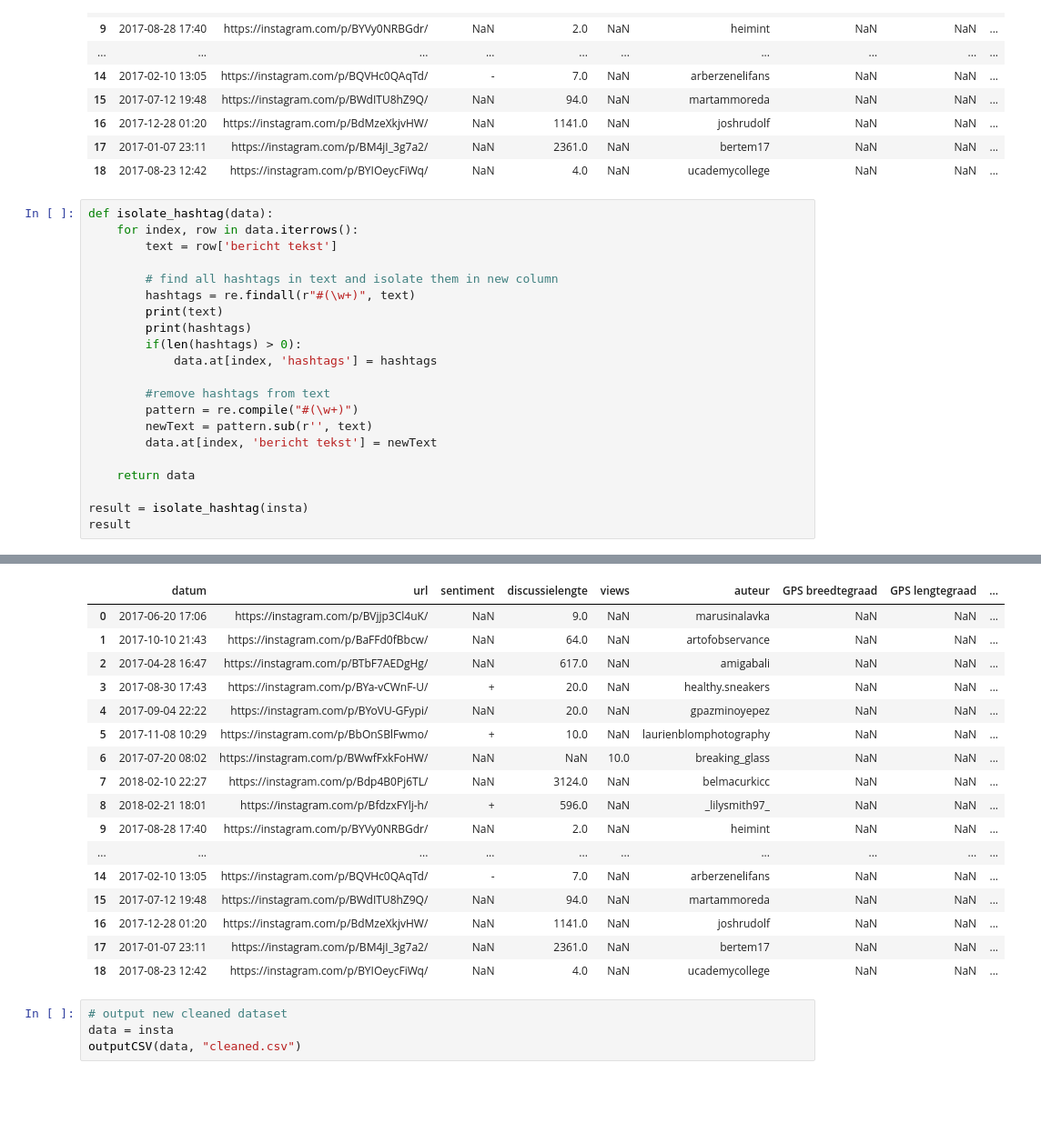
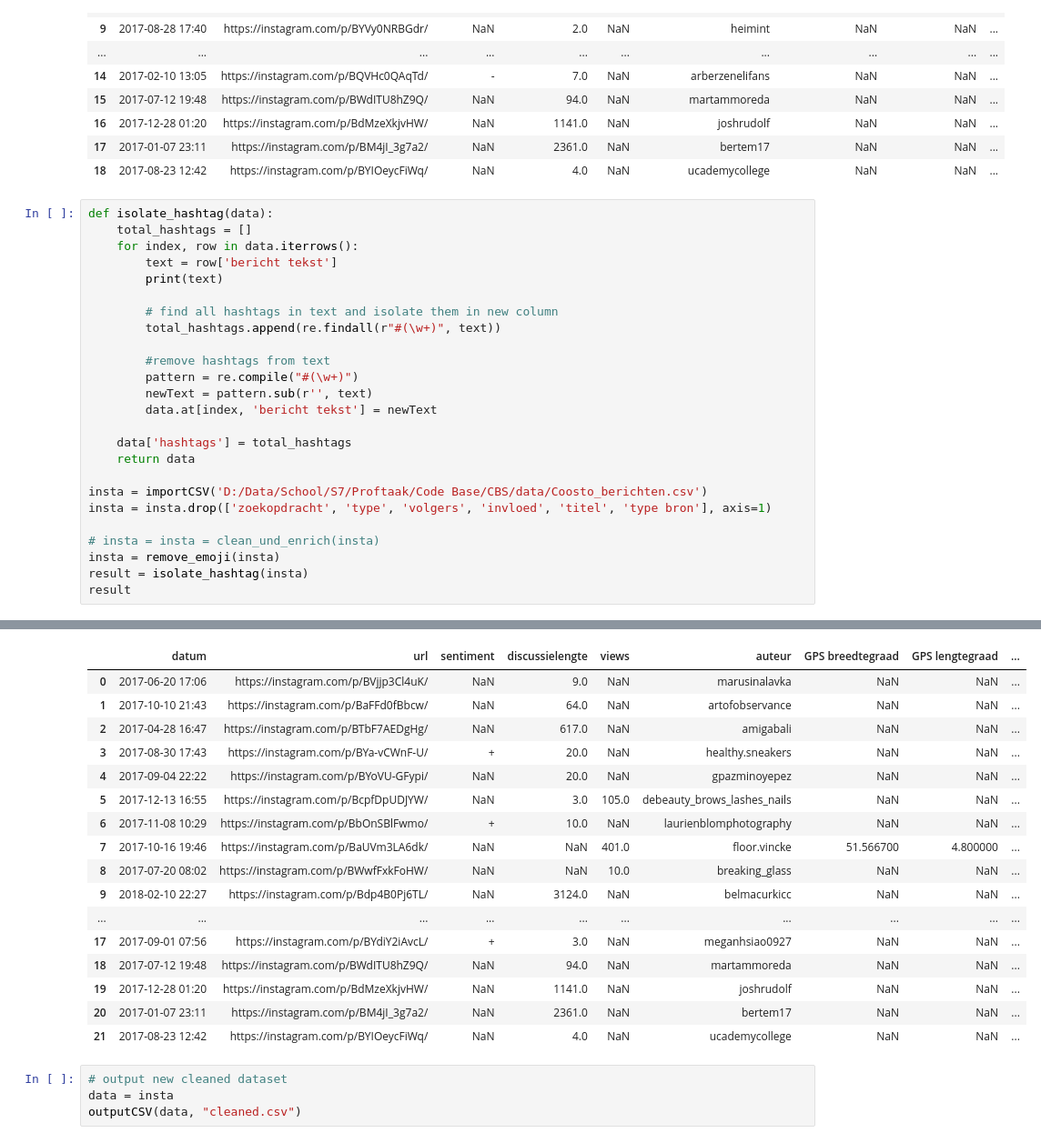
Before and after one commit to DemianMelskens/CBS, a Jupyter notebook: cleaning/personal/demian.ipynb, the cells around one changed output, grey strips where cells are left out. Shown: that part at 91% size. Cells and saved outputs as stored; diff of their text form; blank space fills up the shorter version.

Commit message:
hashtag filter

```diff
--- a/cleaning/personal/demian.ipynb
+++ b/cleaning/personal/demian.ipynb
@@ -127,23 +165,27 @@ insta
 | 18 | 2017-08-23 12:42 | https://instagram.com/p/BYIOeycFiWq/ | NaN | 4.0 | NaN | ucademycollege | NaN | NaN | ... |
 # %%
 def isolate_hashtag(data):
+    total_hashtags = []
     for index, row in data.iterrows():
         text = row['bericht tekst']
+        print(text)
 
         # find all hashtags in text and isolate them in new column
-        hashtags = re.findall(r"#(\w+)", text)
-        print(text)
-        print(hashtags)
-        if(len(hashtags) > 0):
-            data.at[index, 'hashtags'] = hashtags
+        total_hashtags.append(re.findall(r"#(\w+)", text))
 
         #remove hashtags from text
         pattern = re.compile("#(\w+)")
         newText = pattern.sub(r'', text)
         data.at[index, 'bericht tekst'] = newText
 
+    data['hashtags'] = total_hashtags
     return data
 
+insta = importCSV('D:/Data/School/S7/Proftaak/Code Base/CBS/data/Coosto_berichten.csv')
+insta = insta.drop(['zoekopdracht', 'type', 'volgers', 'invloed', 'titel', 'type bron'], axis=1)
+
+# insta = insta = clean_und_enrich(insta)
+insta = remove_emoji(insta)
 result = isolate_hashtag(insta)
 result
 # %% [output]
@@ -167,20 +209,20 @@ Wow!
 |  | datum | url | sentiment | discussielengte | views | auteur | GPS breedtegraad | GPS lengtegraad | ... |
 | 0 | 2017-06-20 17:06 | https://instagram.com/p/BVjjp3Cl4uK/ | NaN | 9.0 | NaN | marusinalavka | NaN | NaN | ... |
 | 1 | 2017-10-10 21:43 | https://instagram.com/p/BaFFd0fBbcw/ | NaN | 64.0 | NaN | artofobservance | NaN | NaN | ... |
 | 2 | 2017-04-28 16:47 | https://instagram.com/p/BTbF7AEDgHg/ | NaN | 617.0 | NaN | amigabali | NaN | NaN | ... |
 | 3 | 2017-08-30 17:43 | https://instagram.com/p/BYa-vCWnF-U/ | + | 20.0 | NaN | healthy.sneakers | NaN | NaN | ... |
 | 4 | 2017-09-04 22:22 | https://instagram.com/p/BYoVU-GFypi/ | NaN | 20.0 | NaN | gpazminoyepez | NaN | NaN | ... |
-| 5 | 2017-11-08 10:29 | https://instagram.com/p/BbOnSBlFwmo/ | + | 10.0 | NaN | laurienblomphotography | NaN | NaN | ... |
-| 6 | 2017-07-20 08:02 | https://instagram.com/p/BWwfFxkFoHW/ | NaN | NaN | 10.0 | breaking_glass | NaN | NaN | ... |
-| 7 | 2018-02-10 22:27 | https://instagram.com/p/Bdp4B0Pj6TL/ | NaN | 3124.0 | NaN | belmacurkicc | NaN | NaN | ... |
-| 8 | 2018-02-21 18:01 | https://instagram.com/p/BfdzxFYlj-h/ | + | 596.0 | NaN | _lilysmith97_ | NaN | NaN | ... |
-| 9 | 2017-08-28 17:40 | https://instagram.com/p/BYVy0NRBGdr/ | NaN | 2.0 | NaN | heimint | NaN | NaN | ... |
+| 5 | 2017-12-13 16:55 | https://instagram.com/p/BcpfDpUDJYW/ | NaN | 3.0 | 105.0 | debeauty_brows_lashes_nails | NaN | NaN | ... |
+| 6 | 2017-11-08 10:29 | https://instagram.com/p/BbOnSBlFwmo/ | + | 10.0 | NaN | laurienblomphotography | NaN | NaN | ... |
+| 7 | 2017-10-16 19:46 | https://instagram.com/p/BaUVm3LA6dk/ | NaN | NaN | 401.0 | floor.vincke | 51.566700 | 4.800000 | ... |
+| 8 | 2017-07-20 08:02 | https://instagram.com/p/BWwfFxkFoHW/ | NaN | NaN | 10.0 | breaking_glass | NaN | NaN | ... |
+| 9 | 2018-02-10 22:27 | https://instagram.com/p/Bdp4B0Pj6TL/ | NaN | 3124.0 | NaN | belmacurkicc | NaN | NaN | ... |
 | ... | ... | ... | ... | ... | ... | ... | ... | ... | ... |
-| 14 | 2017-02-10 13:05 | https://instagram.com/p/BQVHc0QAqTd/ | - | 7.0 | NaN | arberzenelifans | NaN | NaN | ... |
-| 15 | 2017-07-12 19:48 | https://instagram.com/p/BWdITU8hZ9Q/ | NaN | 94.0 | NaN | martammoreda | NaN | NaN | ... |
-| 16 | 2017-12-28 01:20 | https://instagram.com/p/BdMzeXkjvHW/ | NaN | 1141.0 | NaN | joshrudolf | NaN | NaN | ... |
-| 17 | 2017-01-07 23:11 | https://instagram.com/p/BM4jI_3g7a2/ | NaN | 2361.0 | NaN | bertem17 | NaN | NaN | ... |
-| 18 | 2017-08-23 12:42 | https://instagram.com/p/BYIOeycFiWq/ | NaN | 4.0 | NaN | ucademycollege | NaN | NaN | ... |
+| 17 | 2017-09-01 07:56 | https://instagram.com/p/BYdiY2iAvcL/ | + | 3.0 | NaN | meganhsiao0927 | NaN | NaN | ... |
+| 18 | 2017-07-12 19:48 | https://instagram.com/p/BWdITU8hZ9Q/ | NaN | 94.0 | NaN | martammoreda | NaN | NaN | ... |
+| 19 | 2017-12-28 01:20 | https://instagram.com/p/BdMzeXkjvHW/ | NaN | 1141.0 | NaN | joshrudolf | NaN | NaN | ... |
+| 20 | 2017-01-07 23:11 | https://instagram.com/p/BM4jI_3g7a2/ | NaN | 2361.0 | NaN | bertem17 | NaN | NaN | ... |
+| 21 | 2017-08-23 12:42 | https://instagram.com/p/BYIOeycFiWq/ | NaN | 4.0 | NaN | ucademycollege | NaN | NaN | ... |
 # %%
 # output new cleaned dataset
 data = insta
```
Also changed, not shown: parts of 5 cells of this notebook.
